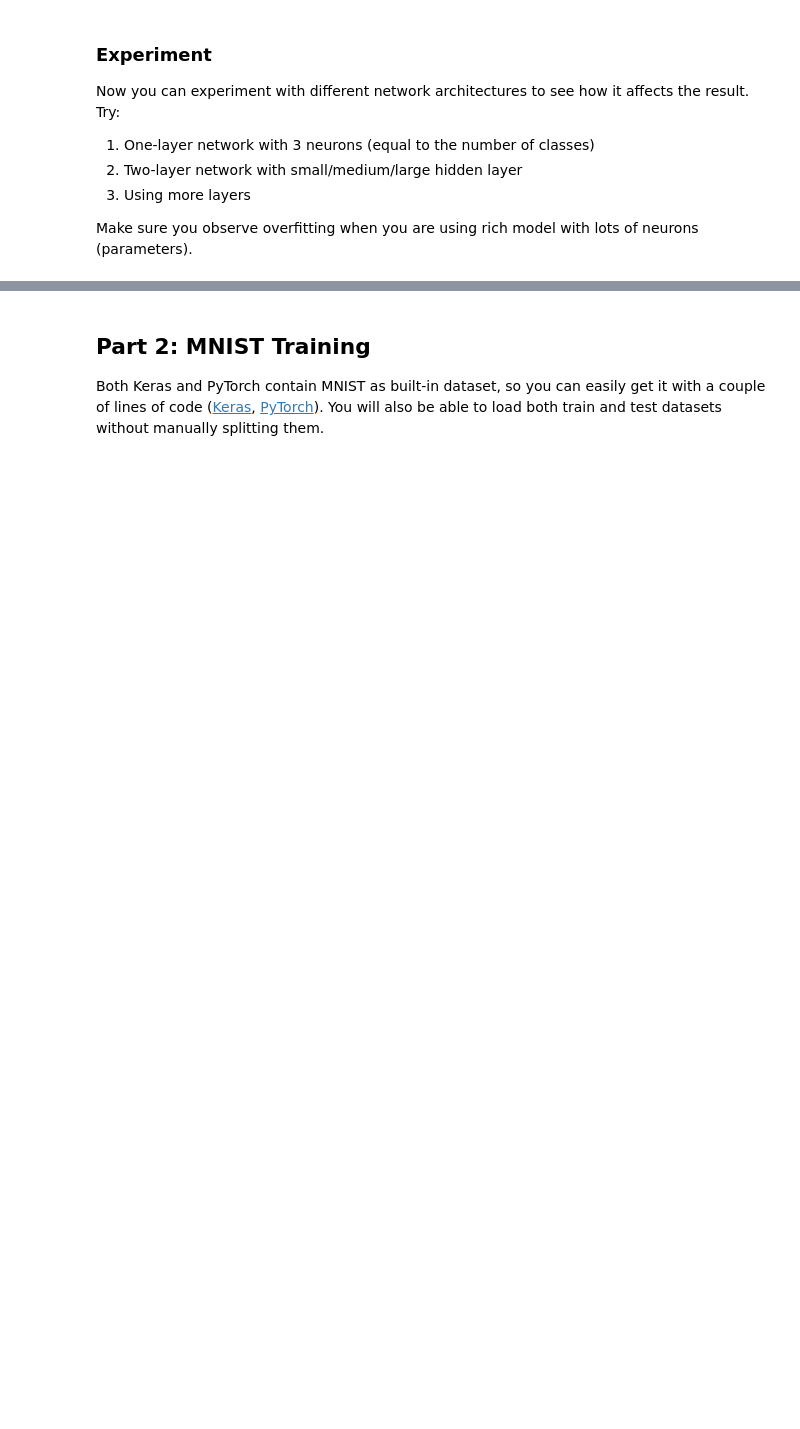
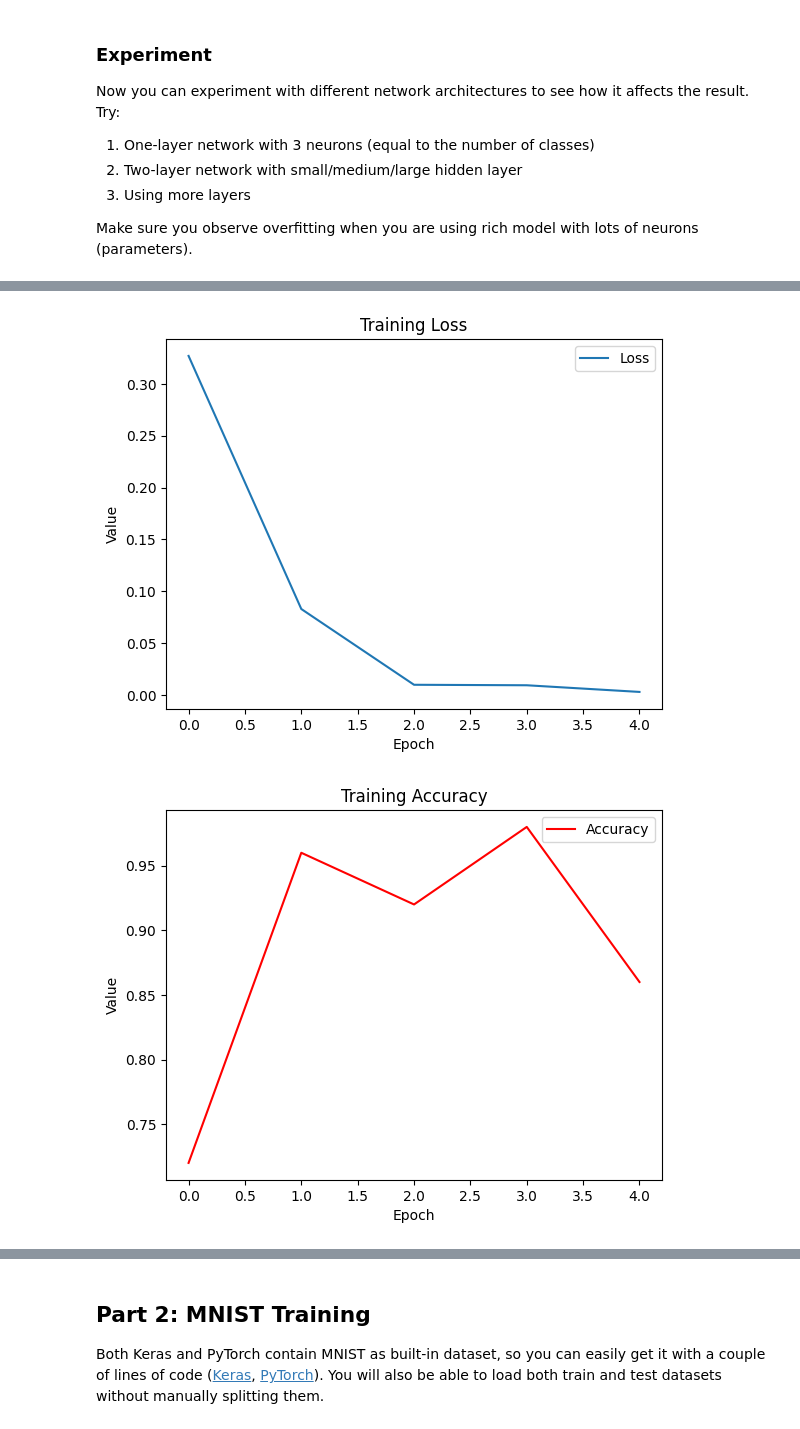
Before and after one commit to KalebKei/AI-For-Beginners, a Jupyter notebook: lessons/3-NeuralNetworks/05-Frameworks/lab/LabFrameworks.ipynb, the cells around one changed output, grey strips where cells are left out. Drawn from its saved outputs; the diff is of its cells as text; code cells hidden in the pictures; blank space fills up the shorter version.

```diff
--- a/lessons/3-NeuralNetworks/05-Frameworks/lab/LabFrameworks.ipynb
+++ b/lessons/3-NeuralNetworks/05-Frameworks/lab/LabFrameworks.ipynb
@@ -244,0 +315,6 @@ Make sure you observe overfitting when you are using rich model with lots of neu
+# %%
+# Experiment 2 b
+two_b_net = TwoLayerNetwork(hidden_layer=75)
+two_b_loss_list, two_b_acc_list = train(two_b_net, X_train, y_train, X_test, y_test)
+graph_loss_acc(two_b_loss_list, two_b_acc_list)
+# %% [output]
@@ -244,0 +326,2 @@ Make sure you observe overfitting when you are using rich model with lots of neu
+[figure, added]
+[figure, added]
```
Also changed, not shown: parts of 18 cells of this notebook, 8 other files.
